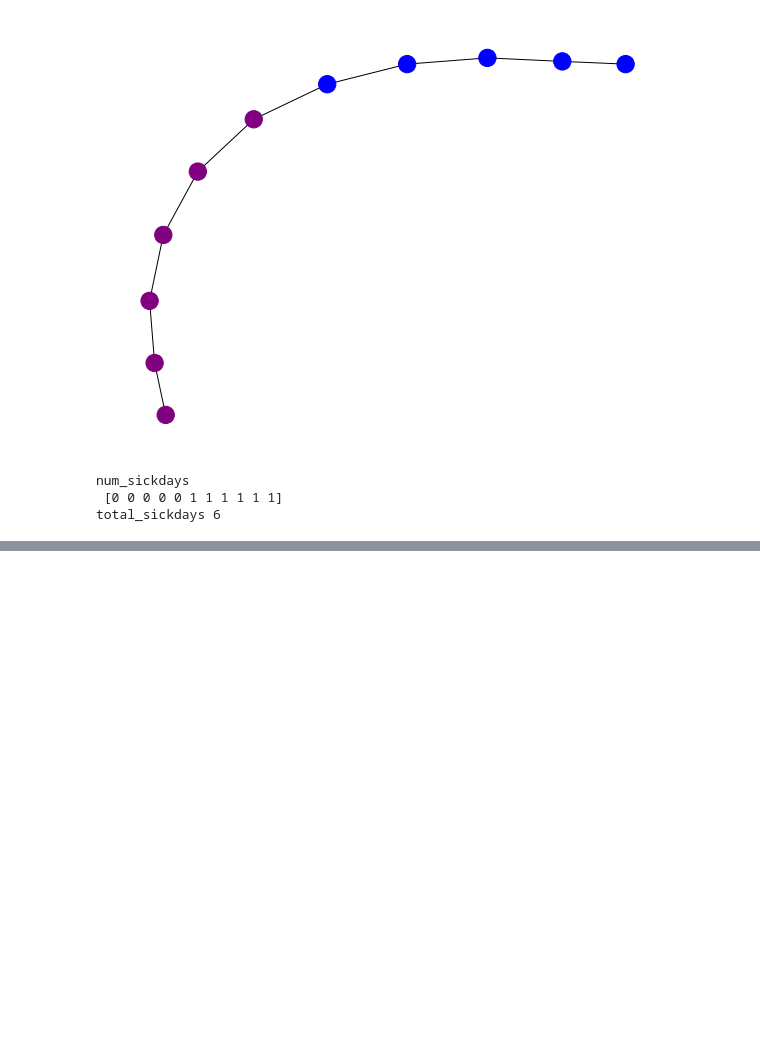
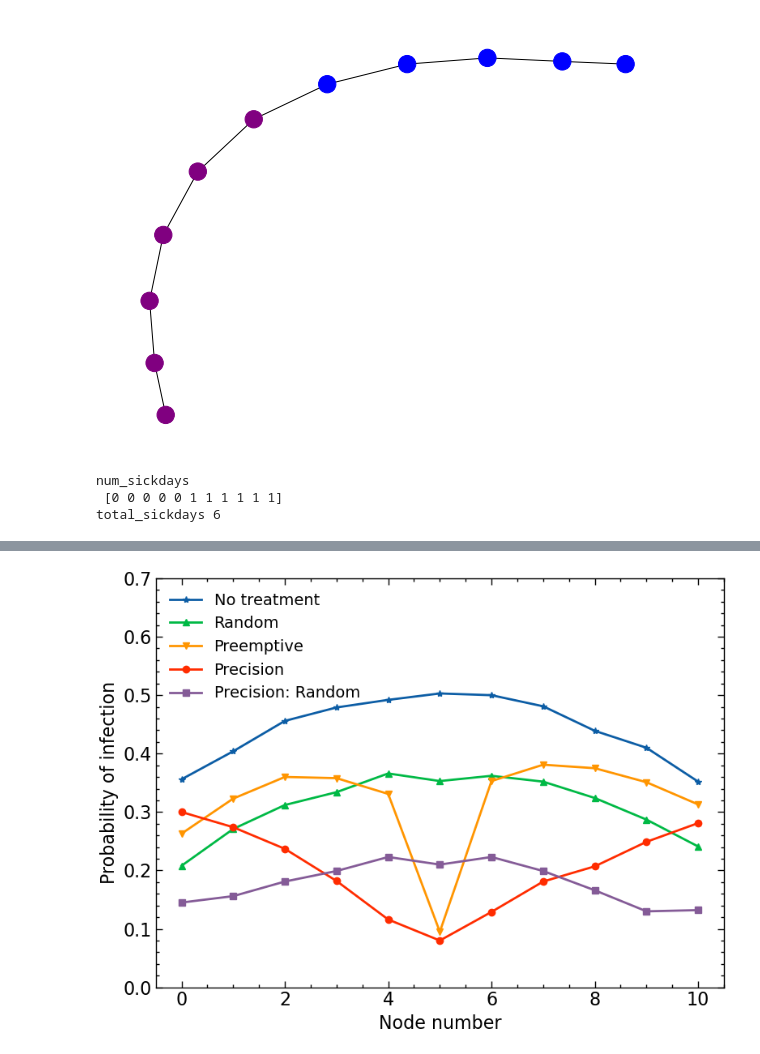
Before and after one commit to EvanLavender13/cst680-project, a Jupyter notebook: main.ipynb, the cells around one changed output, grey strips where cells are left out. Saved outputs shown, nothing was run; the diff lists cells and outputs as text; code cells hidden in the pictures; blank space fills up the shorter version.

```diff
--- a/main.ipynb
+++ b/main.ipynb
@@ -138,3 +127,20 @@ fig.tight_layout()
+# %%
+marks = ["-*", "-^", "-v", "-o", "-s"]
+
+plt.figure()
+plt.xlabel("Node number")
+plt.ylabel("Probability of infection")
+plt.ylim(bottom=0.0, top=0.7)
+for metric, label, mark in zip(metrics, labels, marks):
+    num_sickdays = metric["num_sickdays"] / N
+    x = range(num_sickdays.shape[0])
+    y = num_sickdays
+    plt.plot(x, y, mark, label=label)
+plt.legend(fontsize=14)
+plt.tight_layout()
+plt.show()
+# %% [output]
+[figure, added]
 # %%
 # import gin
 # gin.enter_interactive_mode()
```
Also changed, not shown: parts of 3 cells of this notebook.
